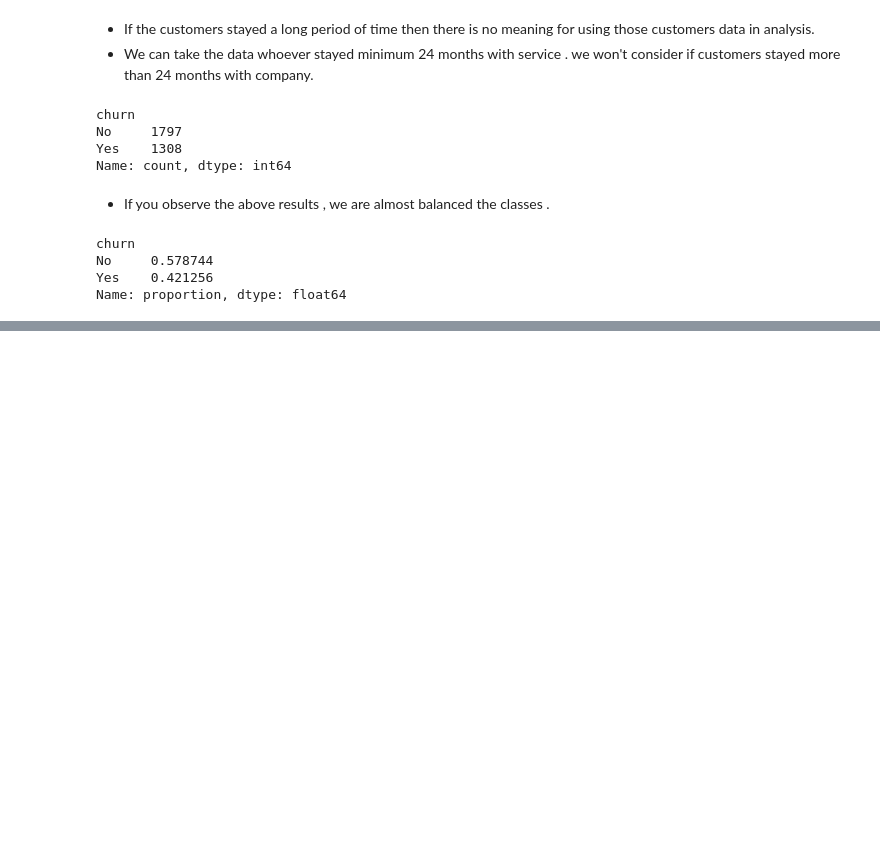
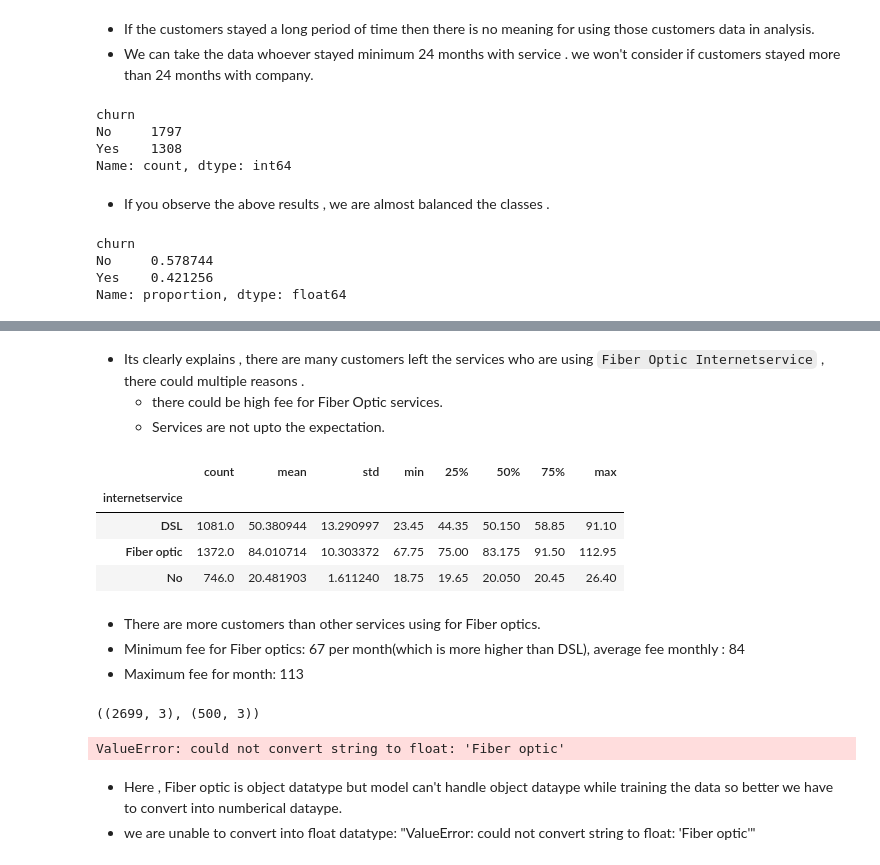
Before and after one commit to dasharepani/decisiontree, a Jupyter notebook: DT_Churn_dataset_1003.ipynb, the cells around one changed output, grey strips where cells are left out. Saved outputs shown, nothing was run; the diff lists cells and outputs as text; code cells hidden in the pictures; blank space fills up the shorter version.

```diff
--- a/DT_Churn_dataset_1003.ipynb
+++ b/DT_Churn_dataset_1003.ipynb
@@ -323,0 +476,18 @@ Name: proportion, dtype: float64
+# %% [markdown]
+- Its clearly explains , there are many customers left the services who are using `Fiber Optic Internetservice` , there could multiple reasons .
+    - there could be high fee for Fiber Optic services.
+    - Services are not upto the expectation.
+# %%
+# Verify the internet service charges:
+
+df_24.groupby('internetservice').describe()['monthlycharges']
+# %% [output]
+|  | count | mean | std | min | 25% | 50% | 75% | max |
+| internetservice |  |  |  |  |  |  |  |  |
+| DSL | 1081.0 | 50.380944 | 13.290997 | 23.45 | 44.35 | 50.150 | 58.85 | 91.10 |
+| Fiber optic | 1372.0 | 84.010714 | 10.303372 | 67.75 | 75.00 | 83.175 | 91.50 | 112.95 |
+| No | 746.0 | 20.481903 | 1.611240 | 18.75 | 19.65 | 20.050 | 20.45 | 26.40 |
+# %% [markdown]
+- There are more customers than other services using for Fiber optics.
+- Minimum fee for Fiber optics: 67 per month(which is more higher than DSL), average fee monthly : 84
+- Maximum fee for month: 113
@@ -323,0 +497,13 @@ Name: proportion, dtype: float64
+# %%
+X_train, X_test, y_train, y_test = train_test_split(X, y, random_state=10, test_size=500)
+X_train.shape, X_test.shape
+# %% [output]
+((2699, 3), (500, 3))
+# %%
+model = DecisionTreeClassifier(criterion='entropy')
+model.fit(X_train, y_train)
+# %% [output]
+ValueError: could not convert string to float: 'Fiber optic'
+# %% [markdown]
+- Here , Fiber optic is object datatype but model can't handle object dataype while training the data so better we have to convert into numberical dataype.
+-  we are unable to convert into float datatype: "ValueError: could not convert string to float: 'Fiber optic'"
```
Also changed, not shown: parts of 35 cells of this notebook, 2 other files.
